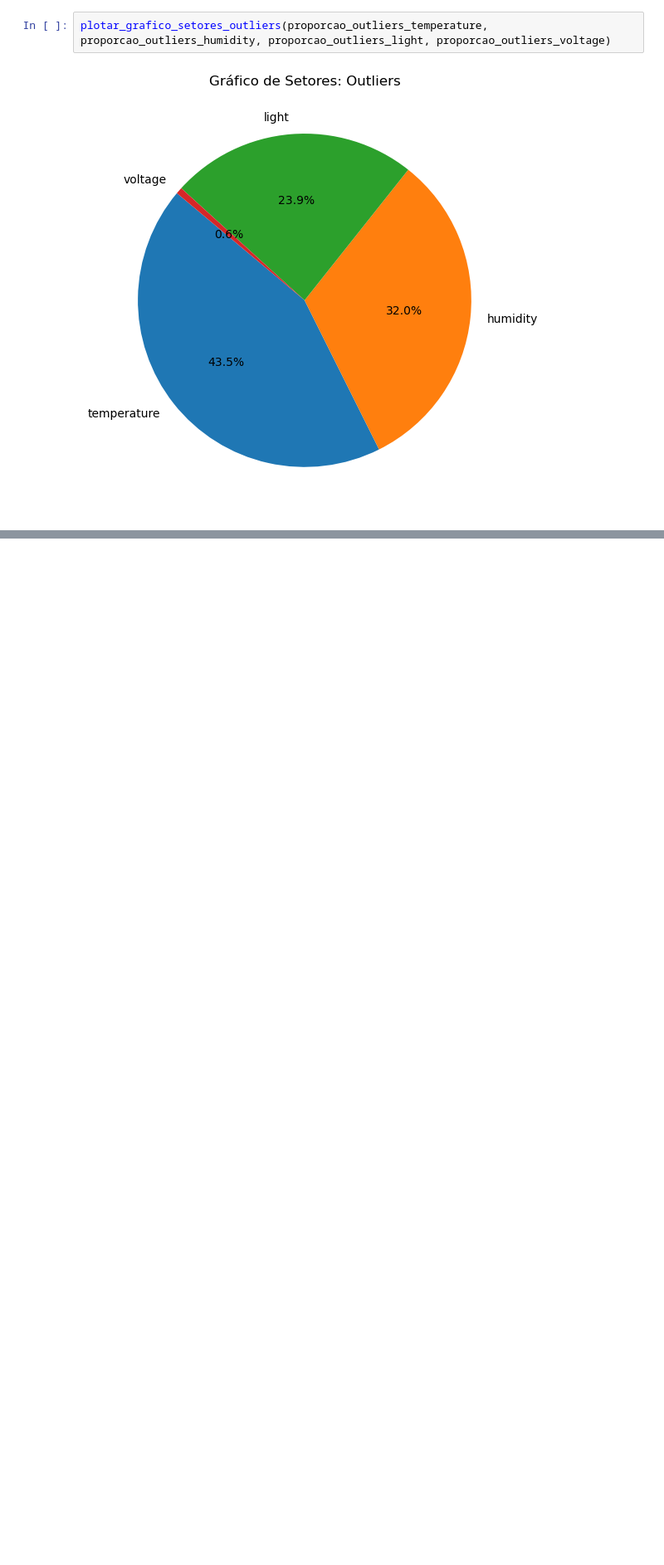
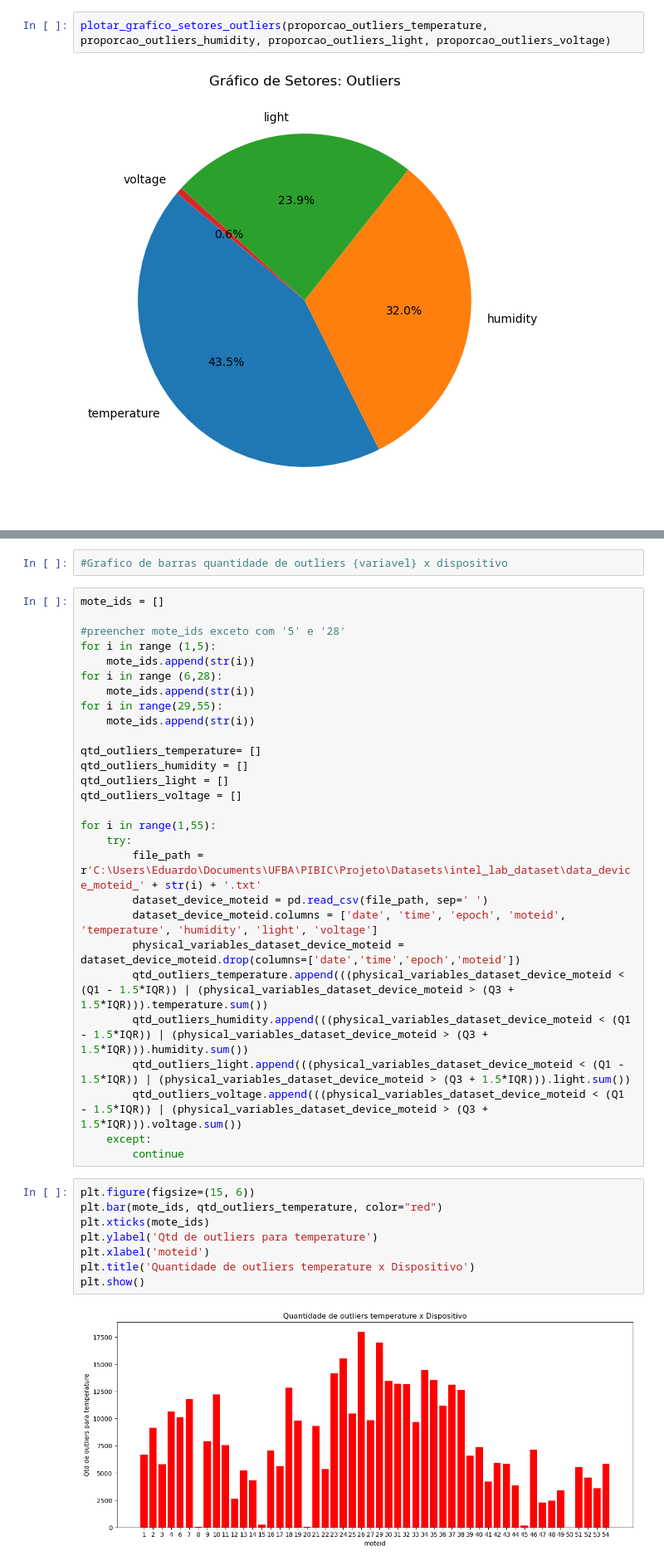
Before and after one commit to EduSanSou/iniciacao_cientifica_2024-2025, a Jupyter notebook: intel_lab_dataset/dataset_exploration.ipynb, the cells around one changed output, grey strips where cells are left out. Shown at 83% size. Drawn from its saved outputs; the diff is of its cells as text; blank space fills up the shorter version.

Commit message:
grafico de barras qtd de outliers {variavel} x dispositivo

```diff
--- a/intel_lab_dataset/dataset_exploration.ipynb
+++ b/intel_lab_dataset/dataset_exploration.ipynb
@@ -337,0 +373,40 @@ plotar_grafico_setores_outliers(proporcao_outliers_temperature, proporcao_outlie
+# %%
+#Grafico de barras quantidade de outliers {variavel} x dispositivo
+# %%
+mote_ids = []
+
+#preencher mote_ids exceto com '5' e '28'
+for i in range (1,5):
+    mote_ids.append(str(i))
+for i in range (6,28):
+    mote_ids.append(str(i))
+for i in range(29,55):
+    mote_ids.append(str(i))
+
+qtd_outliers_temperature= []
+qtd_outliers_humidity = []
+qtd_outliers_light = []
+qtd_outliers_voltage = []
+
+for i in range(1,55):
+    try:
+        file_path = r'C:\Users\Eduardo\Documents\UFBA\PIBIC\Projeto\Datasets\intel_lab_dataset\data_device_moteid_' + str(i) + '.txt'
+        dataset_device_moteid = pd.read_csv(file_path, sep=' ')
+        dataset_device_moteid.columns = ['date', 'time', 'epoch', 'moteid', 'temperature', 'humidity', 'light', 'voltage']
+        physical_variables_dataset_device_moteid = dataset_device_moteid.drop(columns=['date','time','epoch','moteid'])
+        qtd_outliers_temperature.append(((physical_variables_dataset_device_moteid < (Q1 - 1.5*IQR)) | (physical_variables_dataset_device_moteid > (Q3 + 1.5*IQR))).temperature.sum())
+        qtd_outliers_humidity.append(((physical_variables_dataset_device_moteid < (Q1 - 1.5*IQR)) | (physical_variables_dataset_device_moteid > (Q3 + 1.5*IQR))).humidity.sum())
+        qtd_outliers_light.append(((physical_variables_dataset_device_moteid < (Q1 - 1.5*IQR)) | (physical_variables_dataset_device_moteid > (Q3 + 1.5*IQR))).light.sum())
+        qtd_outliers_voltage.append(((physical_variables_dataset_device_moteid < (Q1 - 1.5*IQR)) | (physical_variables_dataset_device_moteid > (Q3 + 1.5*IQR))).voltage.sum())
+    except:
+        continue
+# %%
+plt.figure(figsize=(15, 6))
+plt.bar(mote_ids, qtd_outliers_temperature, color="red")
+plt.xticks(mote_ids)
+plt.ylabel('Qtd de outliers para temperature')
+plt.xlabel('moteid')
+plt.title('Quantidade de outliers temperature x Dispositivo')
+plt.show()
+# %% [output]
+[figure, added]
```
Also changed, not shown: parts of 6 cells of this notebook.
